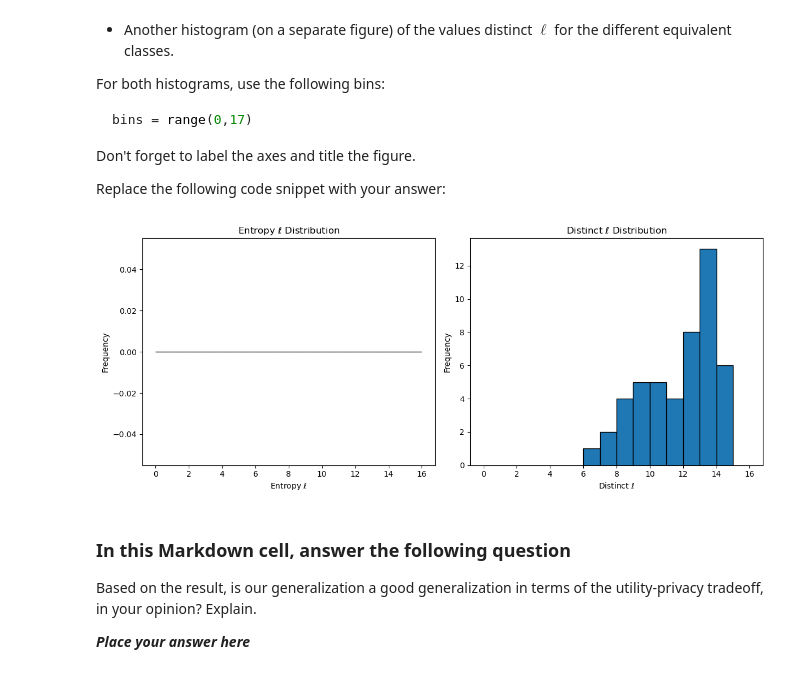
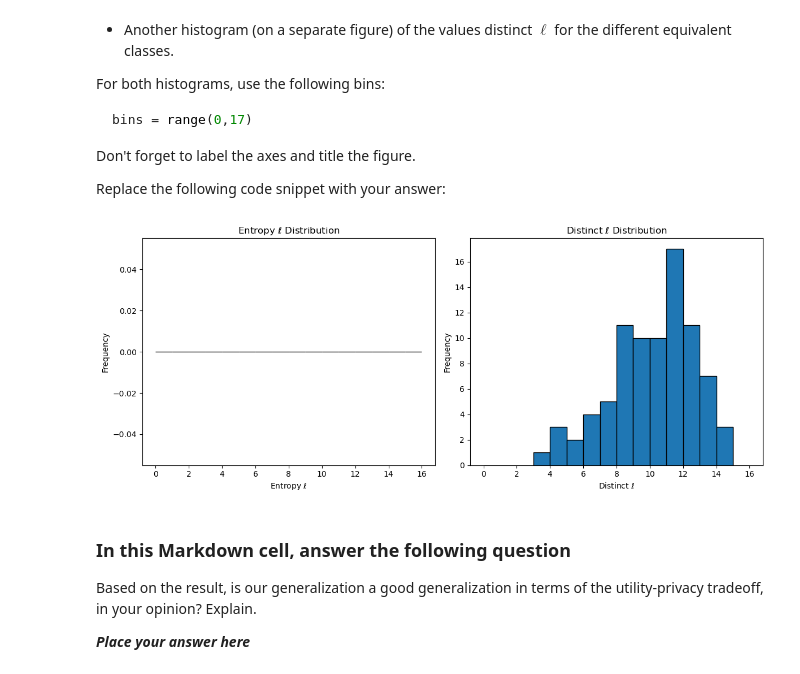
Before and after one commit to marcelolunavilar/PrivacyEngineering, a Jupyter notebook: Lab2 Marcelo.ipynb, the cells around one changed output. Cells and saved outputs as stored; diff of their text form; code cells hidden in the pictures.

```diff
--- a/Lab2 Marcelo.ipynb
+++ b/Lab2 Marcelo.ipynb
@@ -727,6 +717,7 @@ The function `lDiversity_Analyze()` should return three outputs:
 
 Replace the following code snippet with your answer:
 # %%
+
 def lDiversity_Analyze(data, quasi_identifiers, sensitive_column):
     def compute_entropy(probabilities):
         entropy = 0
@@ -753,6 +744,21 @@ def lDiversity_Analyze(data, quasi_identifiers, sensitive_column):
         equivalence_classes = pandas.concat([equivalence_classes, pandas.DataFrame({'lEntropy': [entropy], 'lDistinct': [distinct_sensitive_values]})], ignore_index=True)
 
     return lEntropy, lDistinct, equivalence_classes
+
+    lEntropy = float('inf')
+    lDistinct = float('inf')
+
+    for _, group in grouped_data:
+        distinct_sensitive_values = group[sensitive_column].nunique()
+        sensitive_value_counts = group[sensitive_column].value_counts()
+        total_records = len(group)
+        probabilities = [count / total_records for count in sensitive_value_counts]
+        entropy = compute_entropy(probabilities)
+        lEntropy = min(lEntropy, entropy)
+        lDistinct = min(lDistinct, distinct_sensitive_values)
+        equivalence_classes = pandas.concat([equivalence_classes, pandas.DataFrame({'lEntropy': [entropy], 'lDistinct': [distinct_sensitive_values]})], ignore_index=True)
+
+    return lEntropy, lDistinct, equivalence_classes
 # %% [markdown]
 Run the following cell to print the outcomes of your code.
 
@@ -964,18 +955,15 @@ Using the generalized table `p2c_data` and the function `lDiversity_Analyze()`,
 
 Replace the following code snippet with your answer:
 # %%
-# qID
+# Quasi-identifiers and sensitive attribute
 qID = ['Gender', 'Age', 'Marital_Status', 'Country_Birth', 'Race']
-# Sensitive attribute
-SA = 'Household_Income'
+sensitive_attribute = 'Household_Income'
 
-# Start by copying the table
+# Make a copy of p1g_data to avoid affecting the original data
 p2c_data = p1g_data.copy()
 
-# Generalize 'Gender' to 3="Human" only for records with Race = 9
+# Generalize Gender to 3="Human" for records with Race = 9
 p2c_data.loc[p2c_data['Race'] == 9, 'Gender'] = 'Human'
 
-# Perform the lDiversity analysis on p2c_data
-p2c_entropy_l, p2c_distinct_l, p2c_eqv_classes = lDiversity_Analyze(p2c_data, qID, SA)
-
-print(p2c_data.head())
+# Calculate the best entropy ℓ-Diversity and distinct ℓ-Diversity for p2c_data
+p2c_entropy_l, p2c_distinct_l, p2c_eqv_classes = lDiversity_Analyze(p2c_data, qID, sensitive_attribute)
@@ -1114,26 +1059,26 @@ Replace the following code snippet with your answer:
 # %%
 # The bins for the plot
 bins = range(0,17)
 
 # Create separate figures for entropy and distinct histograms
-fig, (ax1, ax2) = plt.subplots(1, 2, figsize=(12, 5))
+fig, (ax1, ax2) = pyplot.subplots(1, 2, figsize=(12, 5))
 
 # Plot the histogram for entropy values
 ax1.hist(p2c_eqv_classes['lEntropy'], bins=bins, edgecolor='k')
 ax1.set_xlabel('Entropy $\\ell$')
 ax1.set_ylabel('Frequency')
 ax1.set_title('Entropy $\ell$ Distribution')
 
 # Plot the histogram for distinct values
 ax2.hist(p2c_eqv_classes['lDistinct'], bins=bins, edgecolor='k')
 ax2.set_xlabel('Distinct $\\ell$')
 ax2.set_ylabel('Frequency')
 ax2.set_title('Distinct $\ell$ Distribution')
 
-plt.tight_layout()
-plt.show()
+pyplot.tight_layout()
+pyplot.show()
 # %% [output]
-[figure, old version]
+[figure, new version]
 # %% [markdown]
 ### In this Markdown cell, answer the following question
 
```
Also changed, not shown: parts of 14 cells of this notebook.
